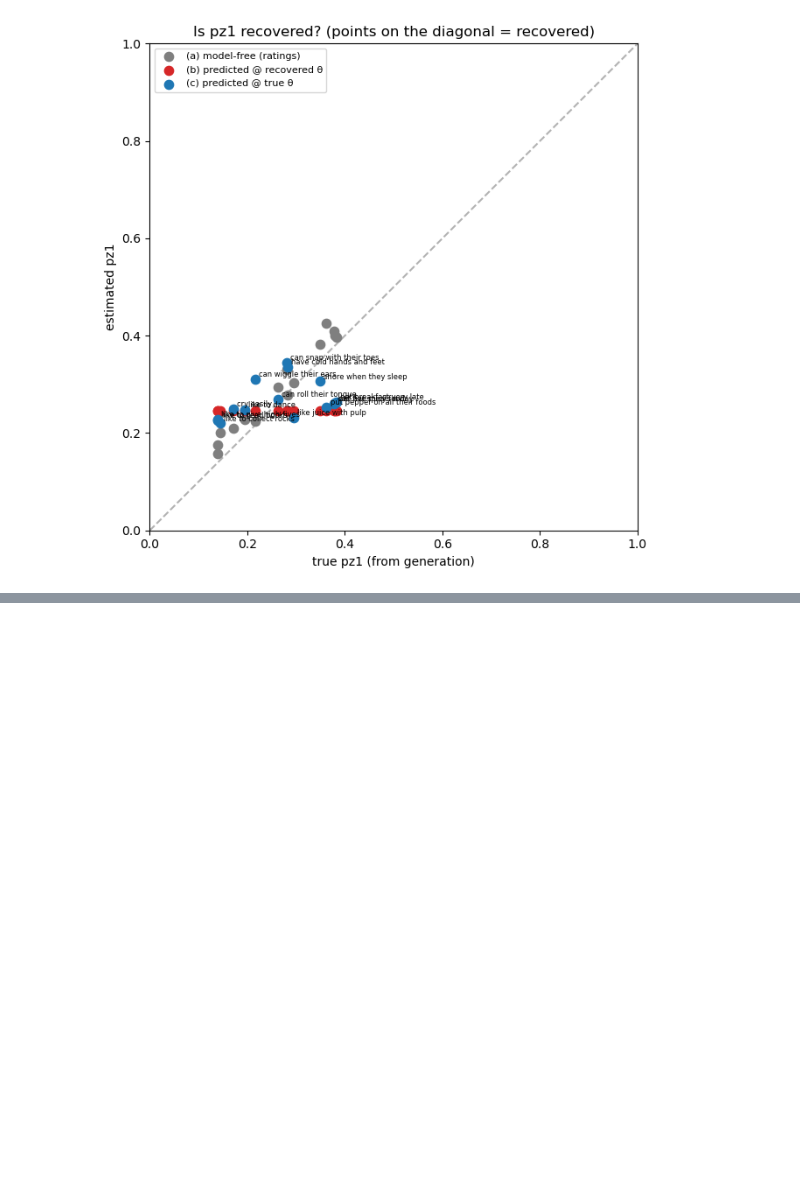
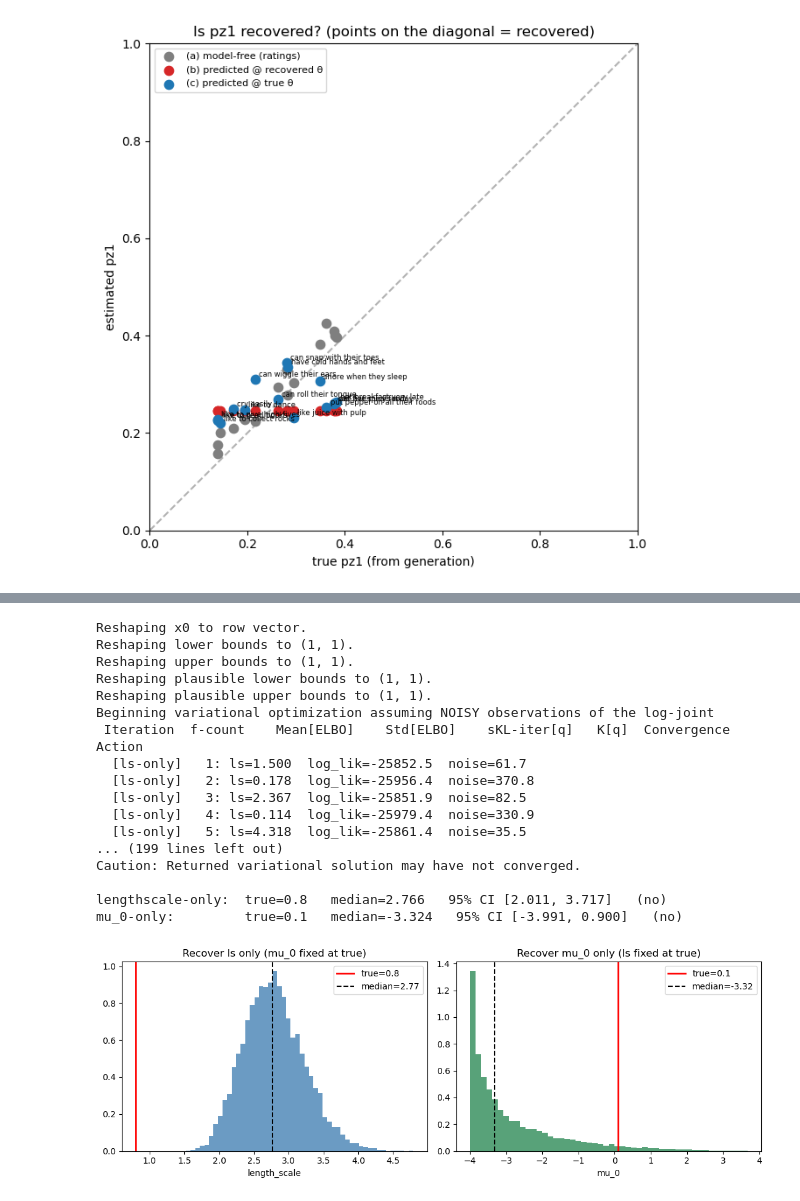
Before and after one commit to mariannazhang/compgenerics, a Jupyter notebook: model/per-feature-prevalence/model-synthetic-recovery-vbmc.ipynb, the cells around one changed output, grey strips where cells are left out. Cells and saved outputs as stored; diff of their text form; code cells hidden in the pictures; blank space fills up the shorter version.

Commit message:
single param recovery also fails

```diff
--- a/model/per-feature-prevalence/model-synthetic-recovery-vbmc.ipynb
+++ b/model/per-feature-prevalence/model-synthetic-recovery-vbmc.ipynb
@@ -392,0 +438,55 @@ Agreement with TRUE pz1:
+# %%
+ls_true, mu0_true = TRUE_PARAMS['length_scale'], TRUE_PARAMS['mu_0']
+
+# --- lengthscale only (mu_0 fixed at true) ---
+vbmc_ls = VBMC(log_joint_ls_only,
+               np.array([np.log(1.5)]), np.array([np.log(0.05)]), np.array([np.log(20.0)]),
+               np.array([np.log(0.1)]), np.array([np.log(5.0)]),
+               options={'specify_target_noise': True, 'max_fun_evals': MAX_EVALS_1D})
+res_ls, stats_ls = vbmc_ls.optimize()
+ls_post = np.exp(res_ls.sample(int(1e4))[0][:, 0])
+
+# --- mu_0 only (lengthscale fixed at true) ---
+vbmc_mu = VBMC(log_joint_mu_only,
+               np.array([1.0]), np.array([-4.0]), np.array([4.0]),
+               np.array([-2.0]), np.array([2.0]),
+               options={'specify_target_noise': True, 'max_fun_evals': MAX_EVALS_1D})
+res_mu, stats_mu = vbmc_mu.optimize()
+mu0_post = res_mu.sample(int(1e4))[0][:, 0]
+
+print(f"\nlengthscale-only:  true={ls_true}   median={np.median(ls_post):.3f}   "
+      f"95% CI [{np.percentile(ls_post,2.5):.3f}, {np.percentile(ls_post,97.5):.3f}]   "
+      f"({stats_ls['convergence_status']})")
+print(f"mu_0-only:         true={mu0_true}   median={np.median(mu0_post):.3f}   "
+      f"95% CI [{np.percentile(mu0_post,2.5):.3f}, {np.percentile(mu0_post,97.5):.3f}]   "
+      f"({stats_mu['convergence_status']})")
+
+fig, axes = plt.subplots(1, 2, figsize=(11, 4))
+axes[0].hist(ls_post, bins=50, density=True, color='steelblue', alpha=0.8)
+axes[0].axvline(ls_true, color='red', lw=2, label=f'true={ls_true}')
+axes[0].axvline(np.median(ls_post), color='k', ls='--', label=f'median={np.median(ls_post):.2f}')
+axes[0].set_xlabel('length_scale'); axes[0].set_title('Recover ls only (mu_0 fixed at true)'); axes[0].legend()
+axes[1].hist(mu0_post, bins=50, density=True, color='seagreen', alpha=0.8)
+axes[1].axvline(mu0_true, color='red', lw=2, label=f'true={mu0_true}')
+axes[1].axvline(np.median(mu0_post), color='k', ls='--', label=f'median={np.median(mu0_post):.2f}')
+axes[1].set_xlabel('mu_0'); axes[1].set_title('Recover mu_0 only (ls fixed at true)'); axes[1].legend()
+plt.tight_layout(); plt.show()
+# %% [output]
+Reshaping x0 to row vector.
+Reshaping lower bounds to (1, 1).
+Reshaping upper bounds to (1, 1).
+Reshaping plausible lower bounds to (1, 1).
+Reshaping plausible upper bounds to (1, 1).
+Beginning variational optimization assuming NOISY observations of the log-joint
+ Iteration  f-count    Mean[ELBO]    Std[ELBO]    sKL-iter[q]   K[q]  Convergence  Action
+  [ls-only]   1: ls=1.500  log_lik=-25852.5  noise=61.7
+  [ls-only]   2: ls=0.178  log_lik=-25956.4  noise=370.8
+  [ls-only]   3: ls=2.367  log_lik=-25851.9  noise=82.5
+  [ls-only]   4: ls=0.114  log_lik=-25979.4  noise=330.9
+  [ls-only]   5: ls=4.318  log_lik=-25861.4  noise=35.5
+... (199 lines left out)
+Caution: Returned variational solution may have not converged.
+
+lengthscale-only:  true=0.8   median=2.766   95% CI [2.011, 3.717]   (no)
+mu_0-only:         true=0.1   median=-3.324   95% CI [-3.991, 0.900]   (no)
+[figure, added]
```
Also changed, not shown: parts of 3 cells of this notebook.
